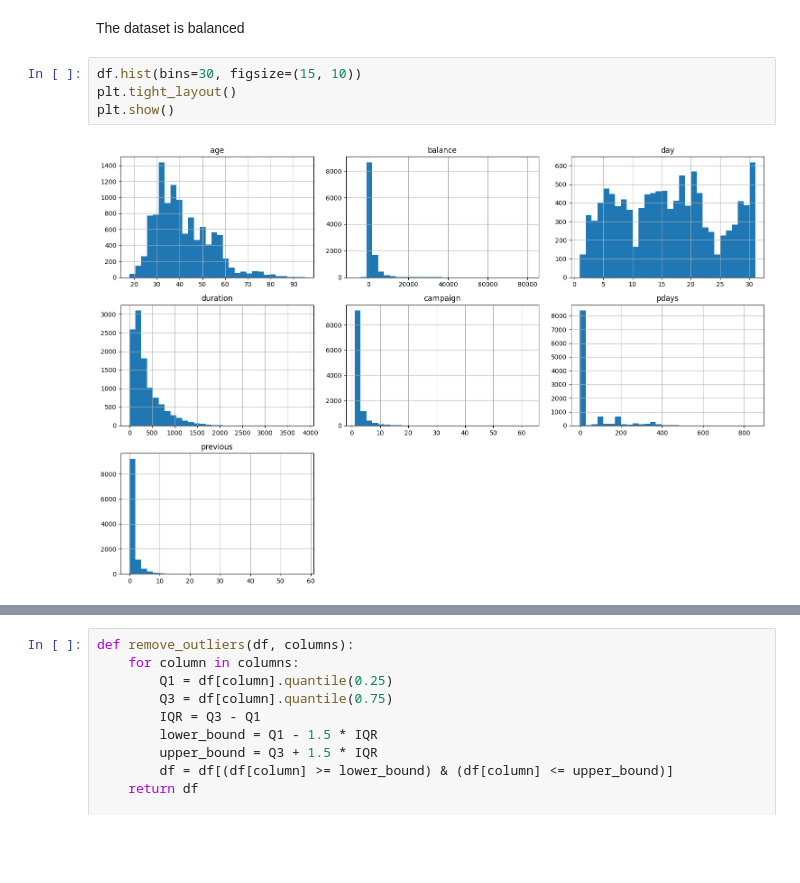
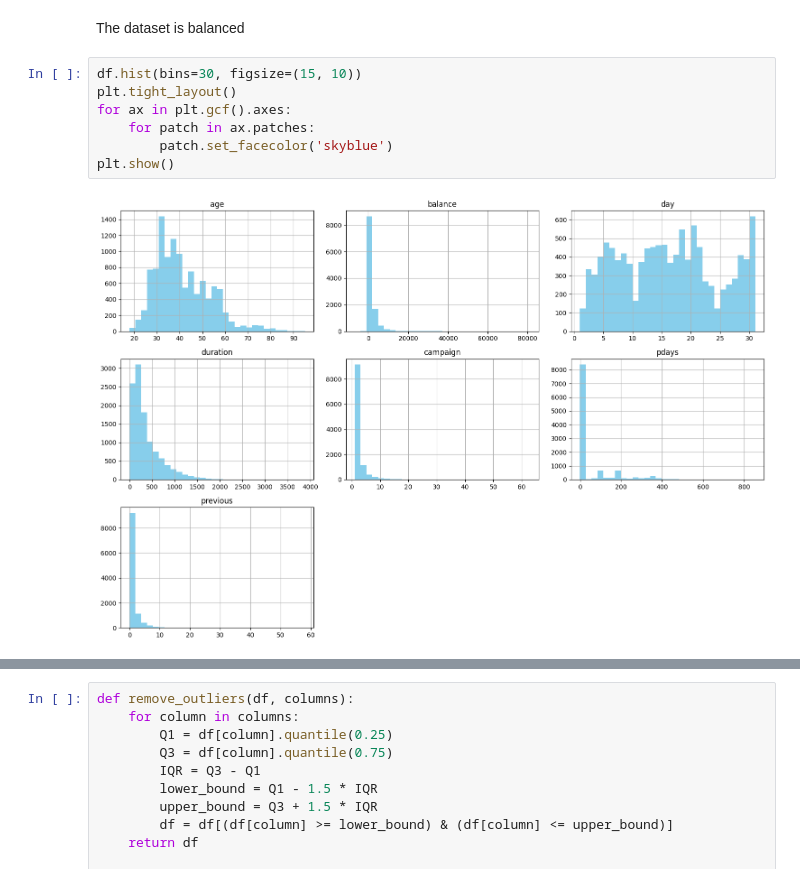
Before and after one commit to Rhy-Shah/BankCustomerSegmentation, a Jupyter notebook: code.ipynb, the cells around one changed output, grey strips where cells are left out. Cells and saved outputs as stored; diff of their text form; blank space fills up the shorter version.

```diff
--- a/code.ipynb
+++ b/code.ipynb
@@ -180,7 +180,10 @@ The dataset is balanced
 # %%
 df.hist(bins=30, figsize=(15, 10))
 plt.tight_layout()
+for ax in plt.gcf().axes:
+    for patch in ax.patches:
+        patch.set_facecolor('skyblue')
 plt.show()
 # %% [output]
-[figure, old version]
+[figure, new version]
 # %%
```
Also changed, not shown: parts of 3 cells of this notebook.
